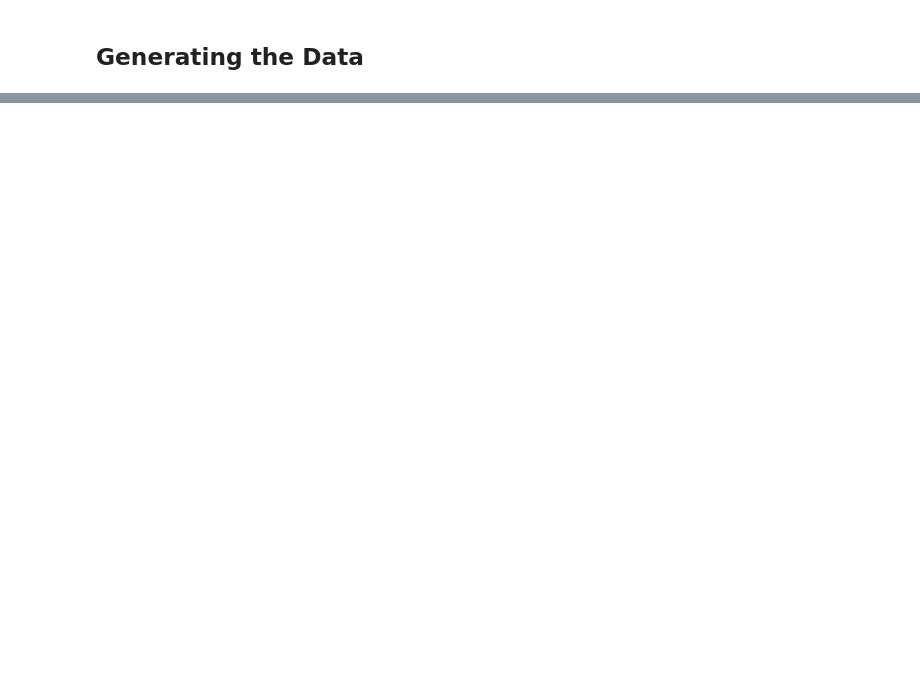
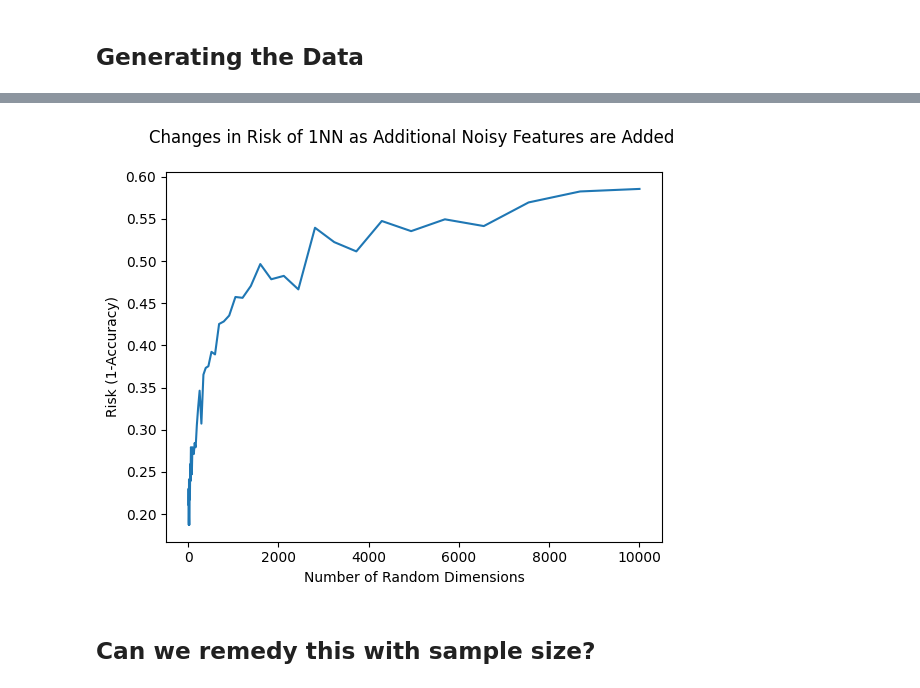
Before and after one commit to chenjoshua7/chenjoshua7.github.io, a Jupyter notebook: notebooks/cod.ipynb, the cells around one changed output, grey strips where cells are left out. Drawn from its saved outputs; the diff is of its cells as text; code cells hidden in the pictures; blank space fills up the shorter version.

Commit message:
curse of dimensionality

```diff
--- a/notebooks/cod.ipynb
+++ b/notebooks/cod.ipynb
@@ -34,0 +40,25 @@ plt.scatter(x=x[:,0], y=x[:,1], c=[colors[label] for label in y], alpha=0.5)
+# %%
+random_dimensions = np.logspace(start = 1, stop = 4, dtype = int)
+knn = KNeighborsClassifier(n_neighbors=1, weights = "distance", n_jobs=-1)
+accuracies = []
+
+for dim in tqdm(random_dimensions):
+    X_test, y_test = randomData(samples_per_class=333, noise_features=dim)
+    X_train, y_train = randomData(samples_per_class=333, noise_features=dim)
+    accuracy = 0
+    for _ in range(25):
+        knn.fit(X_train,y_train)
+        predictions= knn.predict(X_test)
+        accuracy += accuracy_score(predictions,y_test)
+    accuracies.append(accuracy/25)
+# %%
+plt.plot(random_dimensions,[1-i for i in accuracies])
+plt.title("Changes in Risk of 1NN as Additional Noisy Features are Added \n")
+plt.xlabel("Number of Random Dimensions")
+plt.ylabel("Risk (1-Accuracy)")
+#plt.ylim(0.1,0.7)
+plt.show()
+# %% [output]
+[figure, added]
+# %% [markdown]
+## Can we remedy this with sample size?
```
Also changed, not shown: parts of 9 cells of this notebook, 13 other files.
